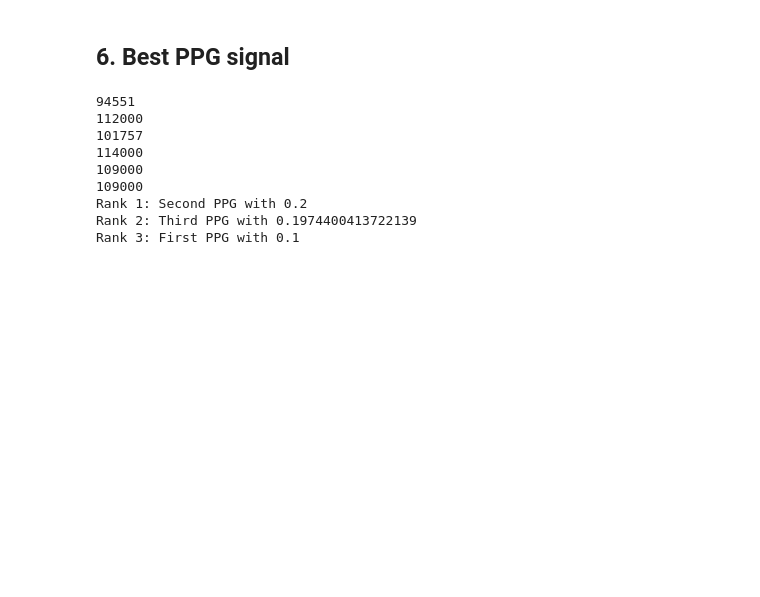
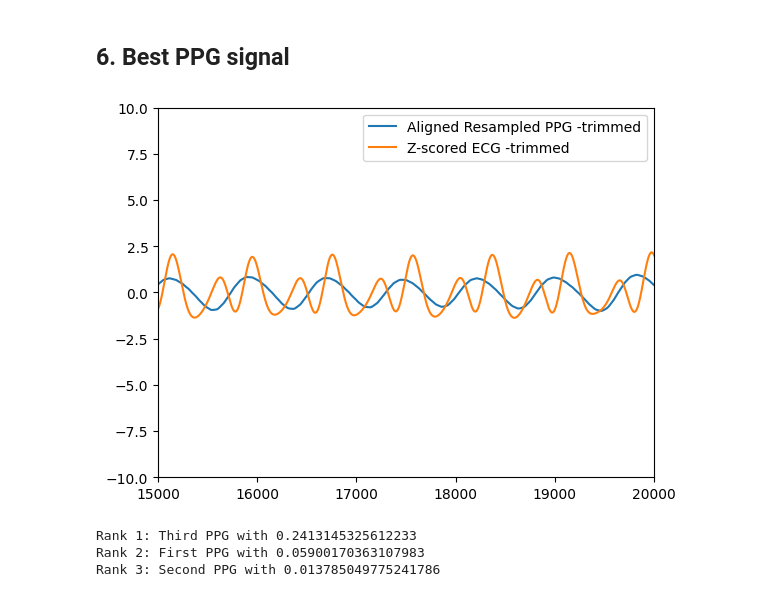
Before and after one commit to lifelonglearner94/signal_processing, a Jupyter notebook: Assignment_final.ipynb, the cells around one changed output. Cells and saved outputs as stored; diff of their text form; code cells hidden in the pictures; blank space fills up the shorter version.

Commit message:
added trimming and aligning

```diff
--- a/Assignment_final.ipynb
+++ b/Assignment_final.ipynb
@@ -155,23 +155,31 @@ synched_third_ppg = synchronize_signals(third_ecg_preprocessed, third_ppg_prepro
 [figure]
 # %% [markdown]
 ## 6. Best PPG signal
+# %%
+# TESTEST trim signals
+sig1_first, sig2_first = align_and_trim_signals(synched_first_ppg, first_ecg_preprocessed)
+sig1_second, sig2_second = align_and_trim_signals(synched_second_ppg, second_ecg_preprocessed)
+sig1_third, sig2_third = align_and_trim_signals(synched_third_ppg, third_ecg_preprocessed)
+
+plt.plot(sig1_first, label='Aligned Resampled PPG -trimmed')
+plt.plot(calculate_zscore(sig2_first), label='Z-scored ECG -trimmed')
+
+plt.xlim(15000, 20000)
+plt.ylim(-10, 10)
+
+plt.legend()
+
+plt.show()
+# %% [output]
+[figure, added]
 # %%
-print(len(synched_first_ppg))
-print(len(first_ecg_preprocessed))
-
-print(len(synched_second_ppg))
-print(len(second_ecg_preprocessed))
-
-print(len(synched_third_ppg))
-print(len(third_ecg_preprocessed))
-
 # TODO Bring it to the same lenght (+ cut padded zeros)
 
 
 # compute correlation coeff
-corr_first = stats.pearsonr(synched_first_ppg, first_ecg_preprocessed)[0]
-corr_second = stats.pearsonr(synched_second_ppg, second_ecg_preprocessed)[0]
-corr_third = stats.pearsonr(synched_third_ppg, third_ecg_preprocessed)[0]
+corr_first = stats.pearsonr(sig1_first, sig2_first)[0]
+corr_second = stats.pearsonr(sig1_second, sig2_second)[0]
+corr_third = stats.pearsonr(sig1_third, sig2_third)[0]
 
 # Sort
 value_string_pairs = [
@@ -189,12 +197,6 @@ for value, string in sorted_pairs:
     print(f"Rank {rank_counter}: {string} with {value}")
     rank_counter+=1
 # %% [output]
-94551
-112000
-101757
-114000
-109000
-109000
-Rank 1: Second PPG with 0.2
-Rank 2: Third PPG with 0.1974400413722139
-Rank 3: First PPG with 0.1
+Rank 1: Third PPG with 0.2413145325612233
+Rank 2: First PPG with 0.05900170363107983
+Rank 3: Second PPG with 0.013785049775241786
```
Also changed, not shown: 1 other file.
